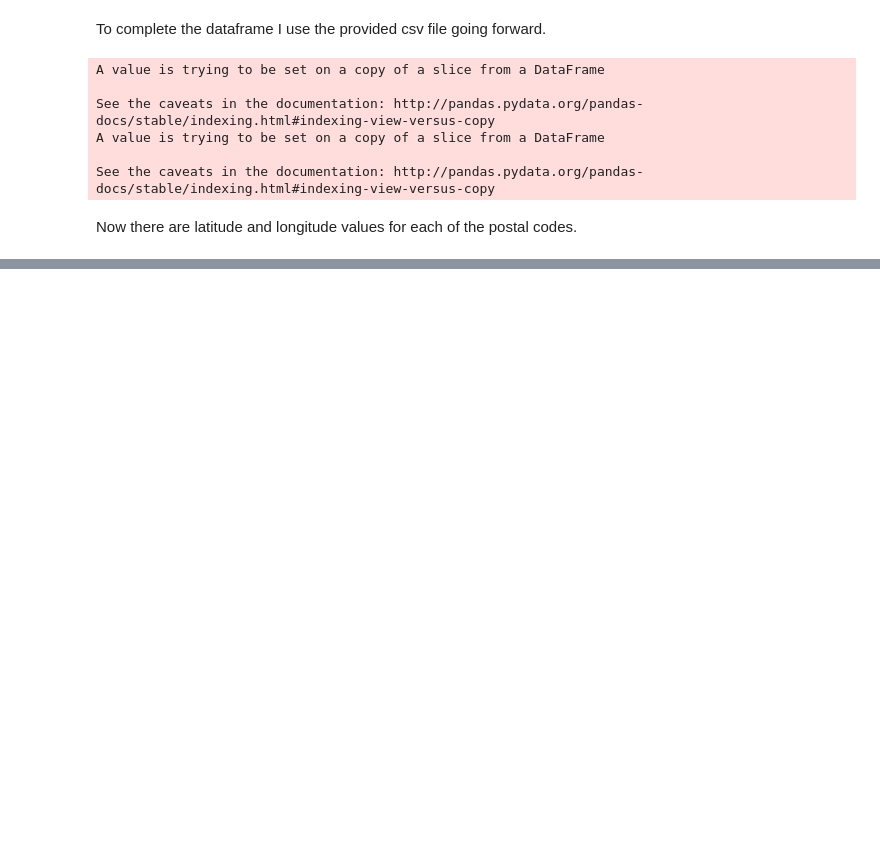
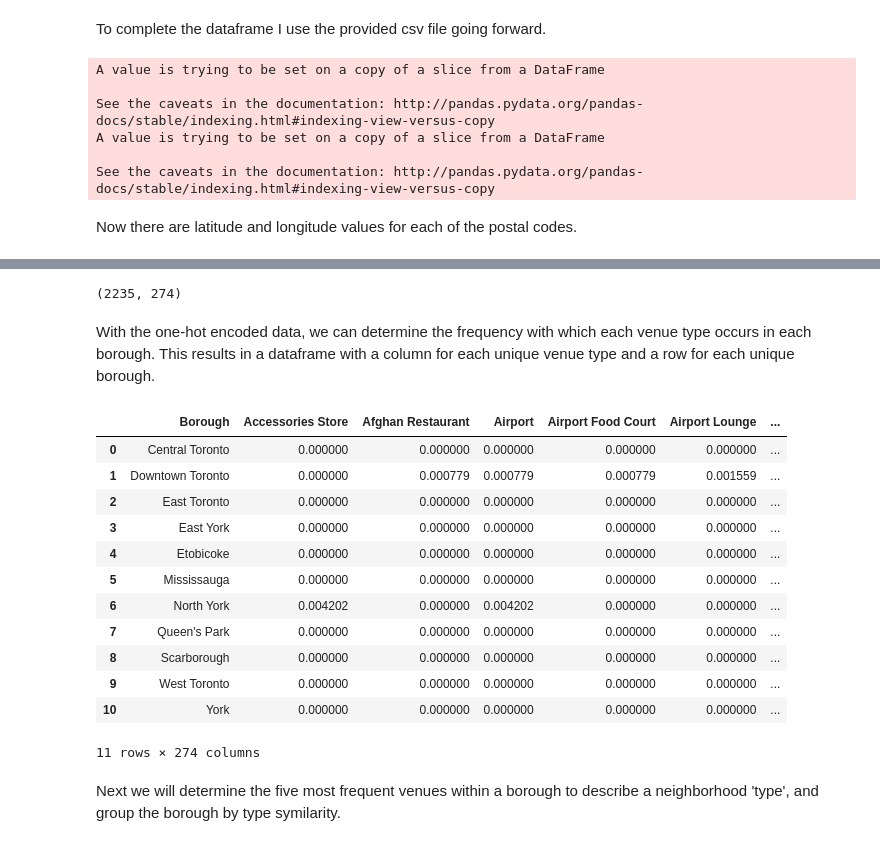
Before and after one commit to jeffreygdupree/Coursera_Capstone, a Jupyter notebook: Neighborhood Clustering in Toronto.ipynb, the cells around one changed output, grey strips where cells are left out. Saved outputs shown, nothing was run; the diff lists cells and outputs as text; code cells hidden in the pictures; blank space fills up the shorter version.

```diff
--- a/Neighborhood Clustering in Toronto.ipynb
+++ b/Neighborhood Clustering in Toronto.ipynb
@@ -200,0 +275,3 @@ df
+# %%
+results = requests.get(url).json()
+results
@@ -200,0 +308,16 @@ df
+# %%
+venues = results['response']['groups'][0]['items']
+
+nearby_venues = json_normalize(venues) # flatten JSON
+
+# filter columns
+filtered_columns = ['venue.name', 'venue.categories', 'venue.location.lat', 'venue.location.lng']
+nearby_venues =nearby_venues.loc[:, filtered_columns]
+
+# filter the category for each row
+nearby_venues['venue.categories'] = nearby_venues.apply(get_category_type, axis=1)
+
+# clean columns
+nearby_venues.columns = [col.split(".")[-1] for col in nearby_venues.columns]
+
+nearby_venues.head()
@@ -200,0 +369,5 @@ df
+# %%
+toronto_venues = getNearbyVenues(names=df['Borough'],
+                                   latitudes=df['Latitude'],
+                                   longitudes=df['Longitude']
+                                  )
@@ -200,0 +425,12 @@ df
+# %%
+# one hot encoding
+toronto_onehot = pd.get_dummies(toronto_venues[['Venue Category']], prefix="", prefix_sep="")
+
+# add borough column back to dataframe
+toronto_onehot['Borough'] = toronto_venues['Borough']
+
+# move borough column to the first column
+fixed_columns = [toronto_onehot.columns[-1]] + list(toronto_onehot.columns[:-1])
+toronto_onehot = toronto_onehot[fixed_columns]
+
+toronto_onehot.head()
@@ -200,0 +445,25 @@ df
+# %%
+toronto_onehot.shape
+# %% [output]
+(2235, 274)
+# %% [markdown]
+With the one-hot encoded data, we can determine the frequency with which each venue type occurs in each borough. This results in a dataframe with a column for each unique venue type and a row for each unique borough.
+# %%
+toronto_grouped = toronto_onehot.groupby('Borough').mean().reset_index()
+toronto_grouped
+# %% [output]
+|  | Borough | Accessories Store | Afghan Restaurant | Airport | Airport Food Court | Airport Lounge | ... |
+| 0 | Central Toronto | 0.000000 | 0.000000 | 0.000000 | 0.000000 | 0.000000 | ... |
+| 1 | Downtown Toronto | 0.000000 | 0.000779 | 0.000779 | 0.000779 | 0.001559 | ... |
+| 2 | East Toronto | 0.000000 | 0.000000 | 0.000000 | 0.000000 | 0.000000 | ... |
+| 3 | East York | 0.000000 | 0.000000 | 0.000000 | 0.000000 | 0.000000 | ... |
+| 4 | Etobicoke | 0.000000 | 0.000000 | 0.000000 | 0.000000 | 0.000000 | ... |
+| 5 | Mississauga | 0.000000 | 0.000000 | 0.000000 | 0.000000 | 0.000000 | ... |
+| 6 | North York | 0.004202 | 0.000000 | 0.004202 | 0.000000 | 0.000000 | ... |
+| 7 | Queen's Park | 0.000000 | 0.000000 | 0.000000 | 0.000000 | 0.000000 | ... |
+| 8 | Scarborough | 0.000000 | 0.000000 | 0.000000 | 0.000000 | 0.000000 | ... |
+| 9 | West Toronto | 0.000000 | 0.000000 | 0.000000 | 0.000000 | 0.000000 | ... |
+| 10 | York | 0.000000 | 0.000000 | 0.000000 | 0.000000 | 0.000000 | ... |
+11 rows × 274 columns
+# %% [markdown]
+Next we will determine the five most frequent venues within a borough to describe a neighborhood 'type', and group the borough by type symilarity.
```
Also changed, not shown: parts of 35 cells of this notebook.
